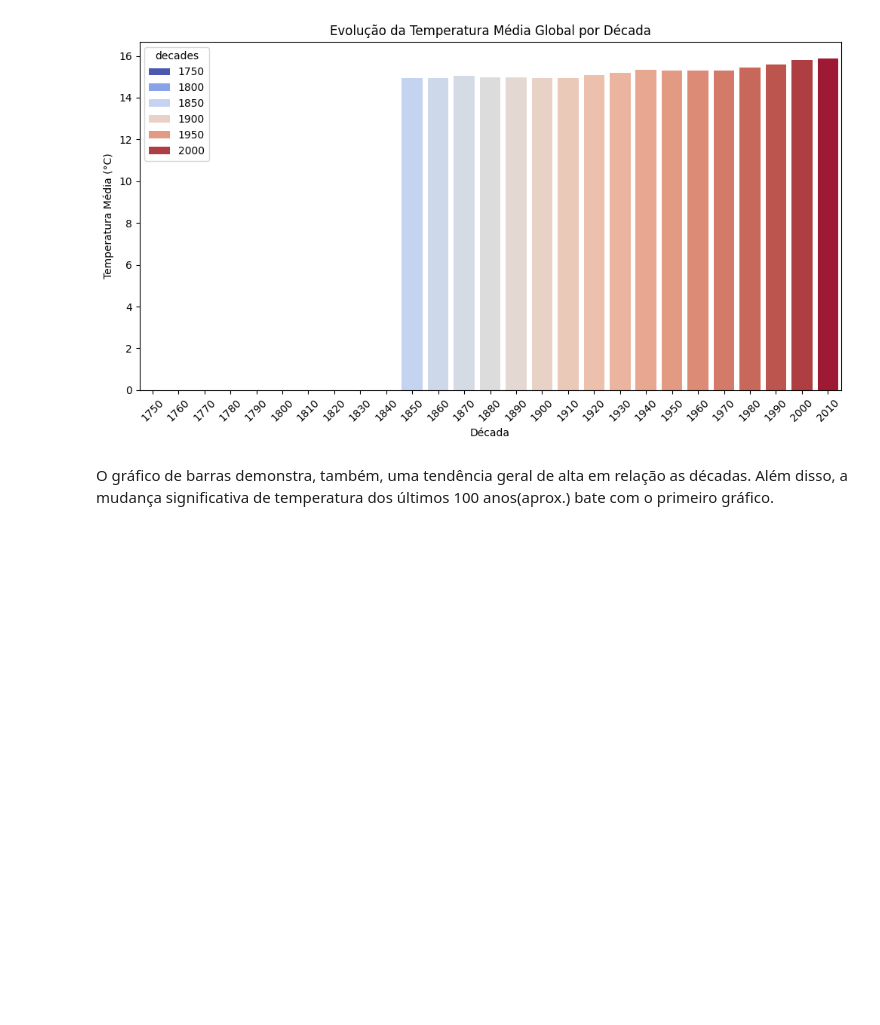
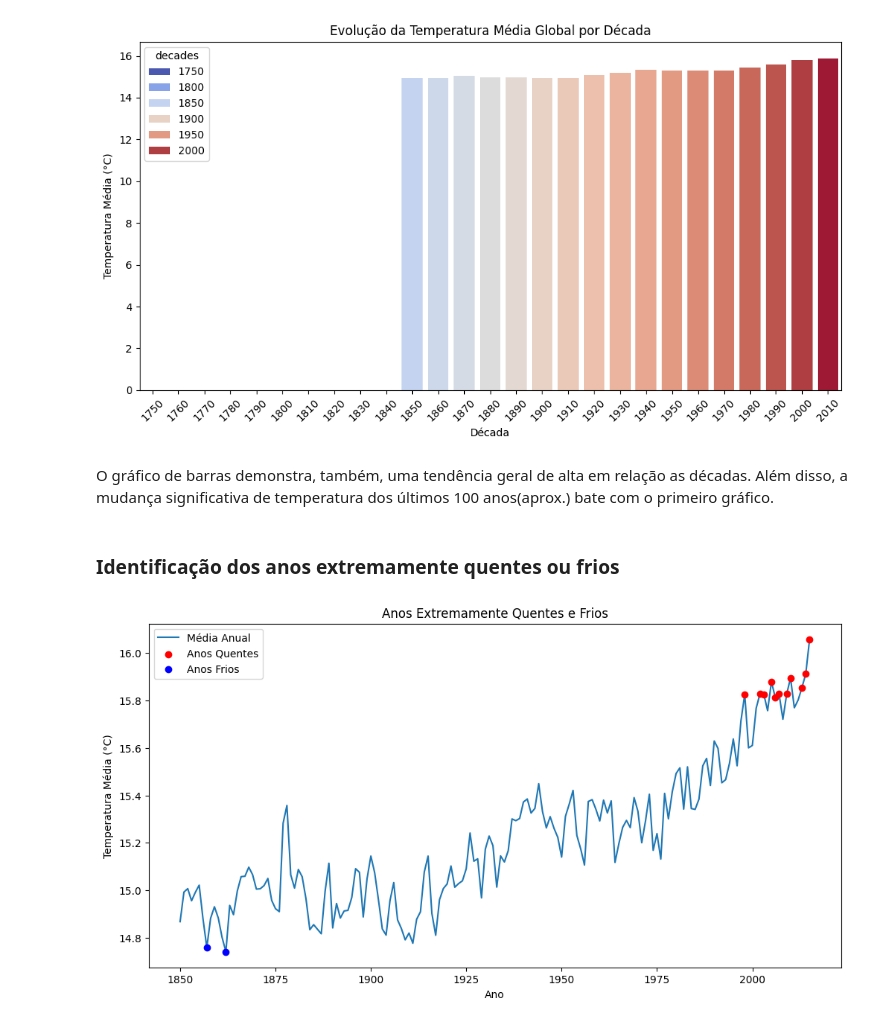
Before and after one commit to dcd-sci/DataAnalysis-GlobalWarming, a Jupyter notebook: global_temps.ipynb, the cells around one changed output. Drawn from its saved outputs; the diff is of its cells as text; code cells hidden in the pictures; blank space fills up the shorter version.

```diff
--- a/global_temps.ipynb
+++ b/global_temps.ipynb
@@ -96,3 +96,24 @@ plt.show()
 # %% [markdown]
 O gráfico de barras demonstra, também, uma tendência geral de alta em relação as décadas.
 Além disso, a mudança significativa de temperatura dos últimos 100 anos(aprox.) bate com o primeiro gráfico.
+# %% [markdown]
+### Identificação dos anos extremamente quentes ou frios
+# %%
+yearly_avg_temp = df.groupby('year')['LandAndOceanAverageTemperature'].mean().reset_index()
+mean_temp = yearly_avg_temp['LandAndOceanAverageTemperature'].mean()
+std_temp = yearly_avg_temp['LandAndOceanAverageTemperature'].std()
+# %%
+hot_years = yearly_avg_temp[yearly_avg_temp['LandAndOceanAverageTemperature'] > (mean_temp + 2 * std_temp)]
+cold_years = yearly_avg_temp[yearly_avg_temp['LandAndOceanAverageTemperature'] < (mean_temp - 1.5 * std_temp)]
+# %%
+plt.figure(figsize = (12, 6))
+plt.plot(yearly_avg_temp['year'], yearly_avg_temp['LandAndOceanAverageTemperature'], label='Média Anual')
+plt.scatter(hot_years['year'], hot_years['LandAndOceanAverageTemperature'], color='red', label='Anos Quentes', zorder=3)
+plt.scatter(cold_years['year'], cold_years['LandAndOceanAverageTemperature'], color='blue', label='Anos Frios', zorder=3)
+plt.xlabel('Ano')
+plt.ylabel('Temperatura Média (°C)')
+plt.title('Anos Extremamente Quentes e Frios')
+plt.legend()
+plt.show()
+# %% [output]
+[figure, added]
```
Also changed, not shown: parts of 1 cell of this notebook, 5 other files.
